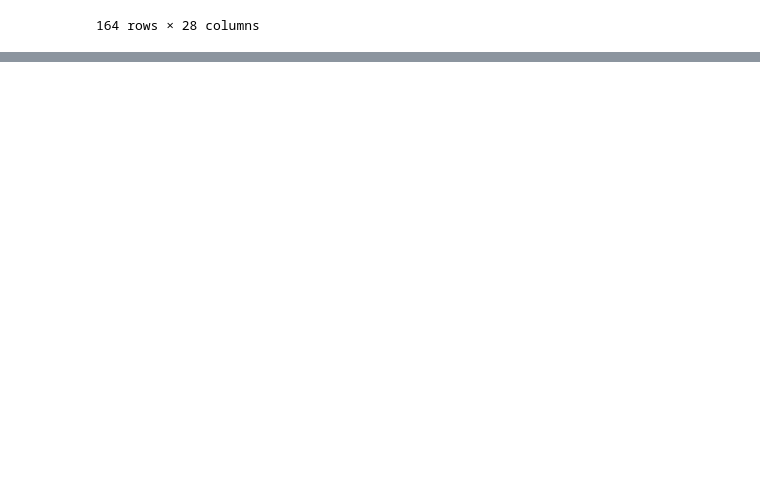
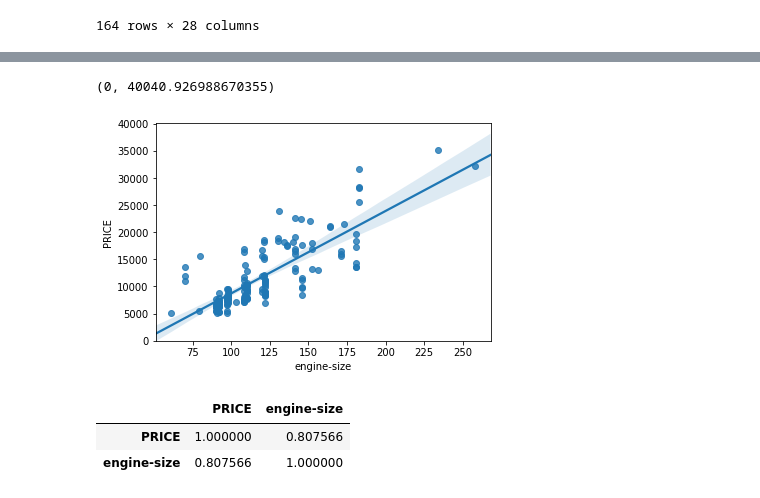
Before and after one commit to BitFlippa27/DataScience, a Jupyter notebook: JuypterNotebooks/data_analysis.ipynb, the cells around one changed output, grey strips where cells are left out. Drawn from its saved outputs; the diff is of its cells as text; code cells hidden in the pictures; blank space fills up the shorter version.

```diff
--- a/JuypterNotebooks/data_analysis.ipynb
+++ b/JuypterNotebooks/data_analysis.ipynb
@@ -561,0 +673,13 @@ df.to_csv('clean_df.csv')
+# %%
+# Engine size as potential predictor variable of price
+sns.regplot(x="engine-size", y="PRICE", data=df)
+plt.ylim(0,)
+# %% [output]
+(0, 40040.926988670355)
+[figure, added]
+# %%
+df[[ "PRICE","engine-size"]].corr()
+# %% [output]
+|  | PRICE | engine-size |
+| PRICE | 1.000000 | 0.807566 |
+| engine-size | 0.807566 | 1.000000 |
```
Also changed, not shown: parts of 72 cells of this notebook, 26 other files.
